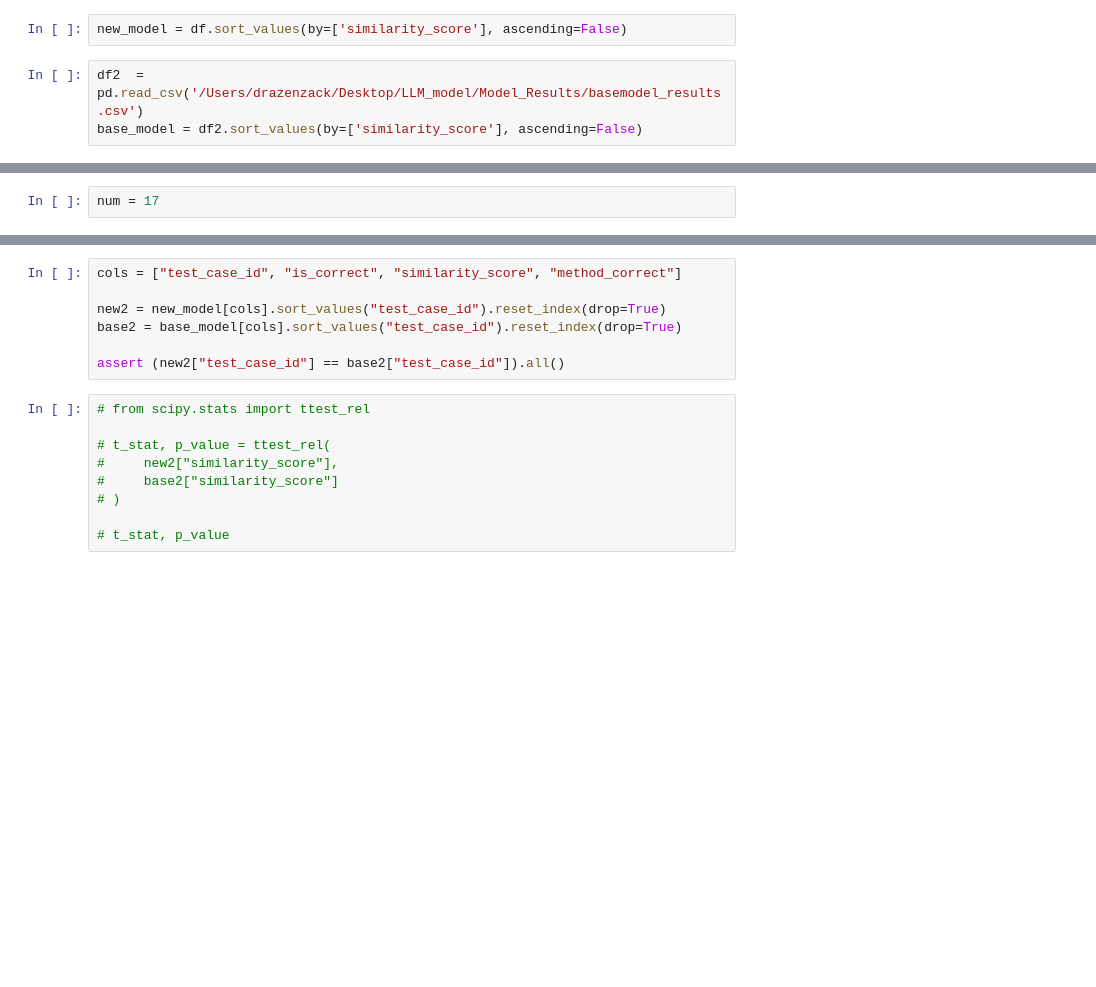
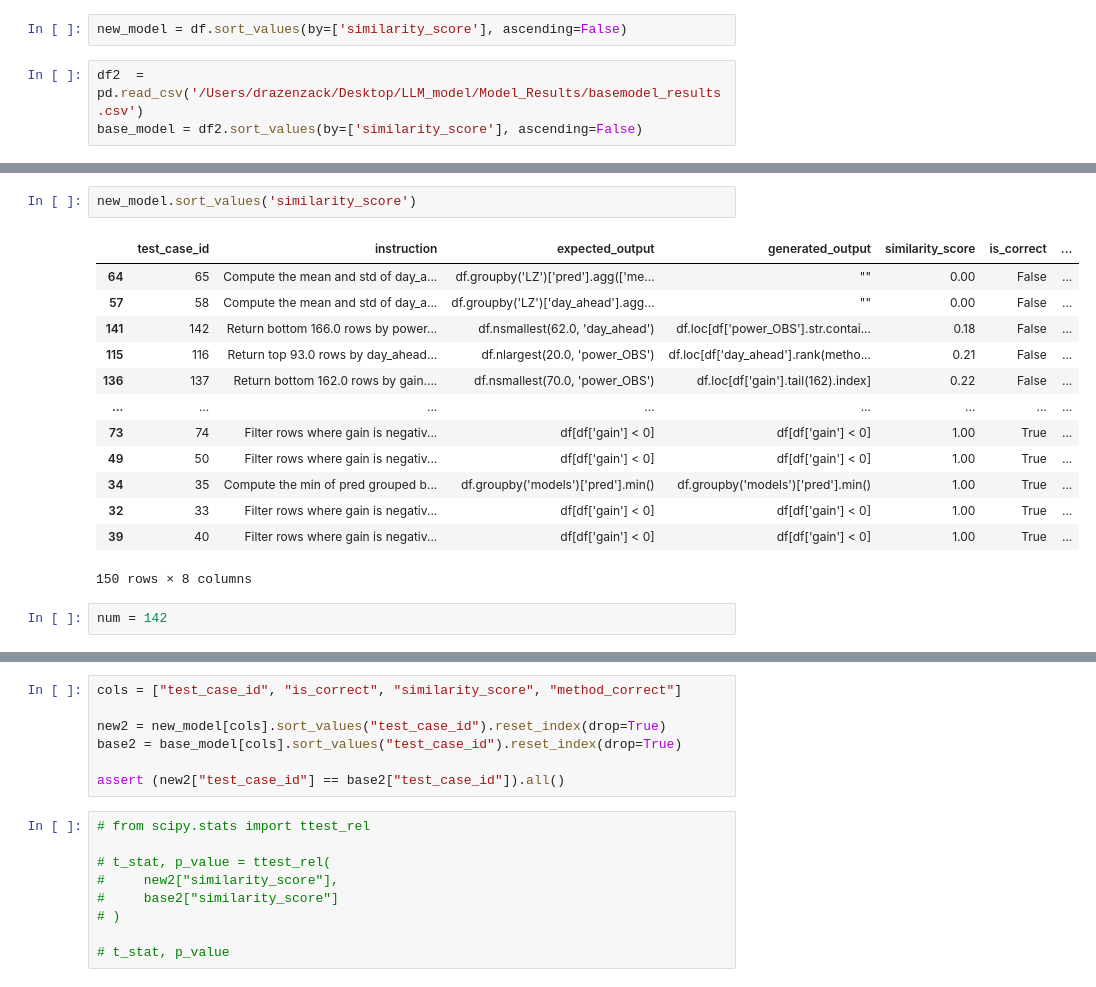
Before and after one commit to dray19/LLM_model, a Jupyter notebook: error_results.ipynb, the cells around one changed output, grey strips where cells are left out. Drawn from its saved outputs; the diff is of its cells as text; blank space fills up the shorter version.

```diff
--- a/error_results.ipynb
+++ b/error_results.ipynb
@@ -50,5 +36,21 @@ new_model
+# %%
+new_model.sort_values('similarity_score')
+# %% [output]
+|  | test_case_id | instruction | expected_output | generated_output | similarity_score | is_correct | ... |
+| 64 | 65 | Compute the mean and std of day_a... | df.groupby('LZ')['pred'].agg(['me... | "" | 0.00 | False | ... |
+| 57 | 58 | Compute the mean and std of day_a... | df.groupby('LZ')['day_ahead'].agg... | "" | 0.00 | False | ... |
+| 141 | 142 | Return bottom 166.0 rows by power... | df.nsmallest(62.0, 'day_ahead') | df.loc[df['power_OBS'].str.contai... | 0.18 | False | ... |
+| 115 | 116 | Return top 93.0 rows by day_ahead... | df.nlargest(20.0, 'power_OBS') | df.loc[df['day_ahead'].rank(metho... | 0.21 | False | ... |
+| 136 | 137 | Return bottom 162.0 rows by gain.... | df.nsmallest(70.0, 'power_OBS') | df.loc[df['gain'].tail(162).index] | 0.22 | False | ... |
+| ... | ... | ... | ... | ... | ... | ... | ... |
+| 73 | 74 | Filter rows where gain is negativ... | df[df['gain'] < 0] | df[df['gain'] < 0] | 1.00 | True | ... |
+| 49 | 50 | Filter rows where gain is negativ... | df[df['gain'] < 0] | df[df['gain'] < 0] | 1.00 | True | ... |
+| 34 | 35 | Compute the min of pred grouped b... | df.groupby('models')['pred'].min() | df.groupby('models')['pred'].min() | 1.00 | True | ... |
+| 32 | 33 | Filter rows where gain is negativ... | df[df['gain'] < 0] | df[df['gain'] < 0] | 1.00 | True | ... |
+| 39 | 40 | Filter rows where gain is negativ... | df[df['gain'] < 0] | df[df['gain'] < 0] | 1.00 | True | ... |
+150 rows × 8 columns
 # %%
-num = 17
+num = 142
 # %%
 print(new_model[new_model['test_case_id'] == num]['instruction'].values[0])
 print('------------------')
```
Also changed, not shown: parts of 33 cells of this notebook, 9 other files.
